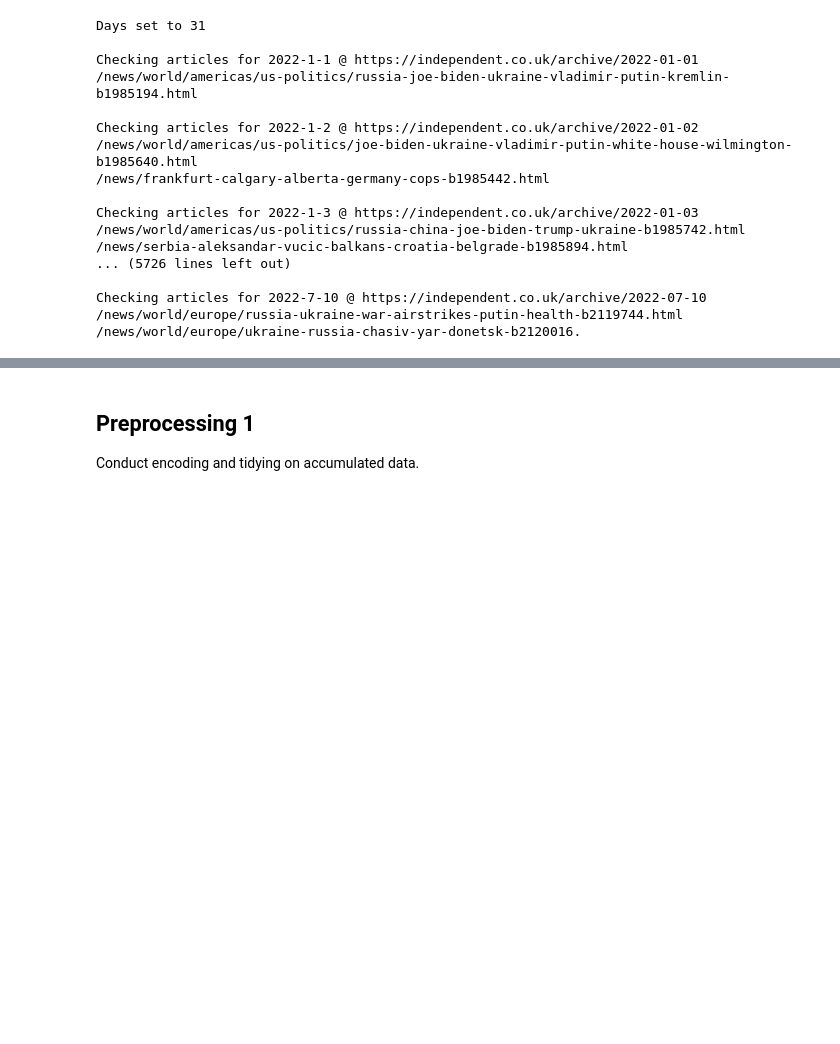
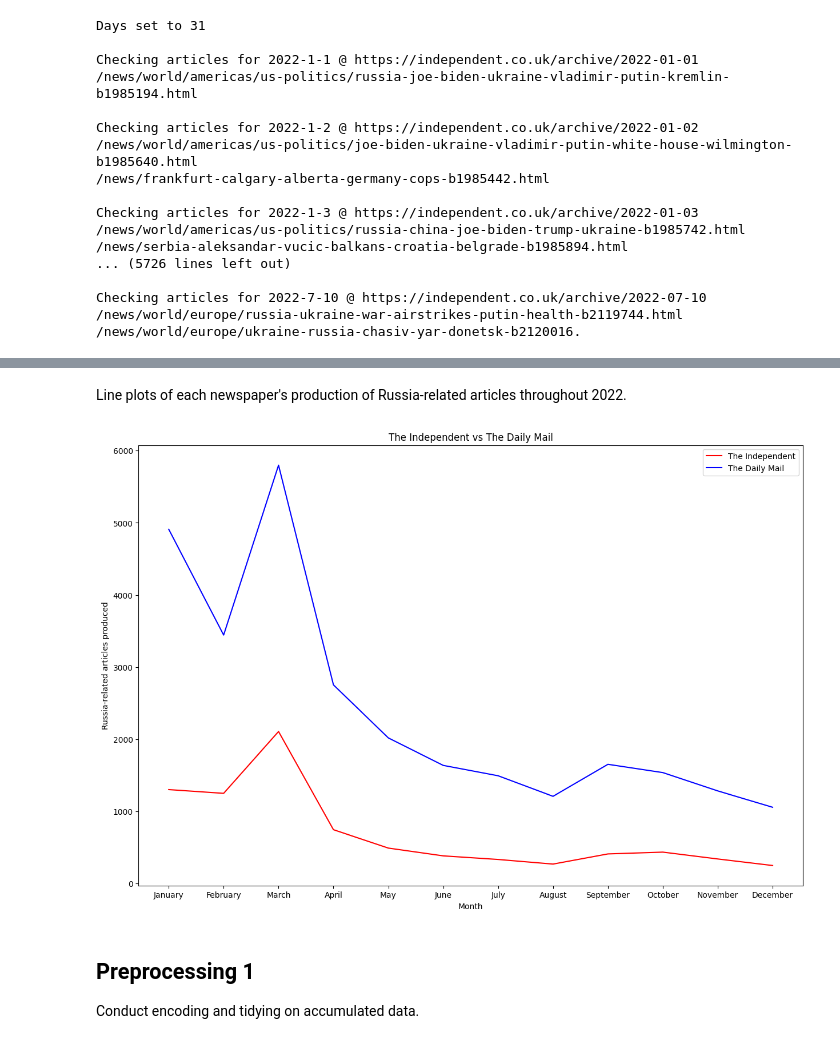
Before and after one commit to berw96/checkpoint, a Jupyter notebook: MSc Data Science (Goldsmiths)/EDA/Part 2/Further Work.ipynb, the cells around one changed output, grey strips where cells are left out. Cells and saved outputs as stored; diff of their text form; code cells hidden in the pictures; blank space fills up the shorter version.

```diff
--- a/MSc Data Science (Goldsmiths)/EDA/Part 2/Further Work.ipynb
+++ b/MSc Data Science (Goldsmiths)/EDA/Part 2/Further Work.ipynb
@@ -223,3 +460,17 @@ Articles on Russia found (The Daily Mail): 24979
+# %% [markdown]
+<p>Line plots of each newspaper's production of Russia-related articles throughout 2022.</p>
+# %%
+plt.figure(figsize = (15,10))
+plt.xlabel("Month")
+plt.ylabel("Russia-related articles produced")
+plt.title("The Independent vs The Daily Mail")
+plt.plot(_independent_articles_by_month["Month"], _independent_articles_by_month["Quantity"], label = "The Independent", color = "Red")
+plt.plot(_daily_mail_articles_by_month["Month"], _daily_mail_articles_by_month["Quantity"], label = "The Daily Mail", color = "Blue")
+plt.legend()
+
+plt.show()
+# %% [output]
+[figure, added]
 # %% [markdown]
 <h2>Preprocessing 1</h2>
 <p>Conduct encoding and tidying on accumulated data.</p>
```
Also changed, not shown: parts of 17 cells of this notebook.
